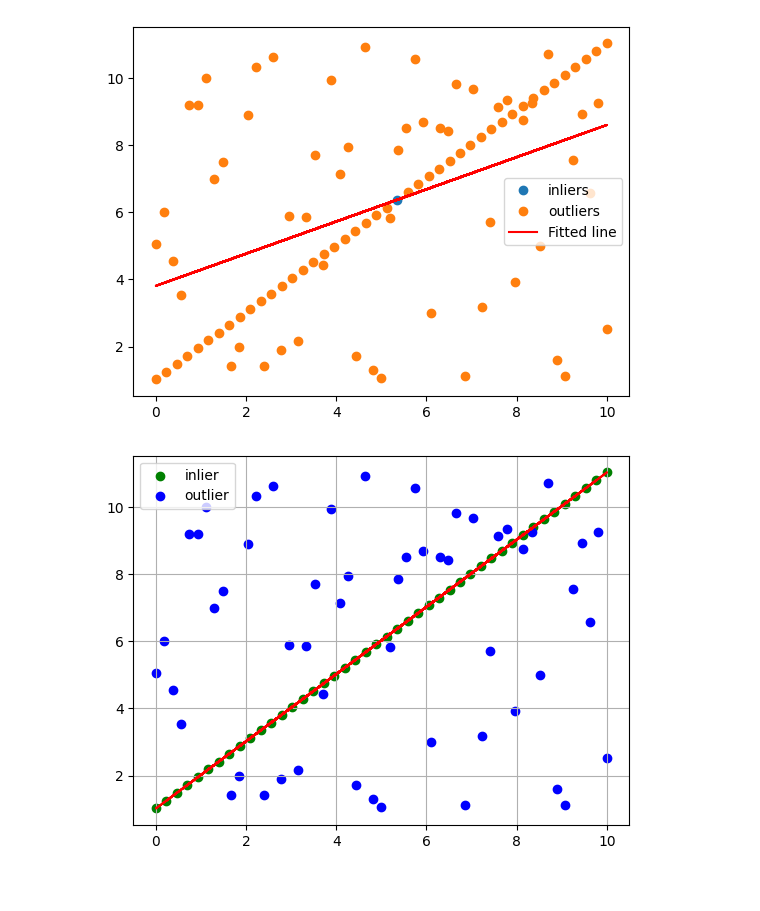
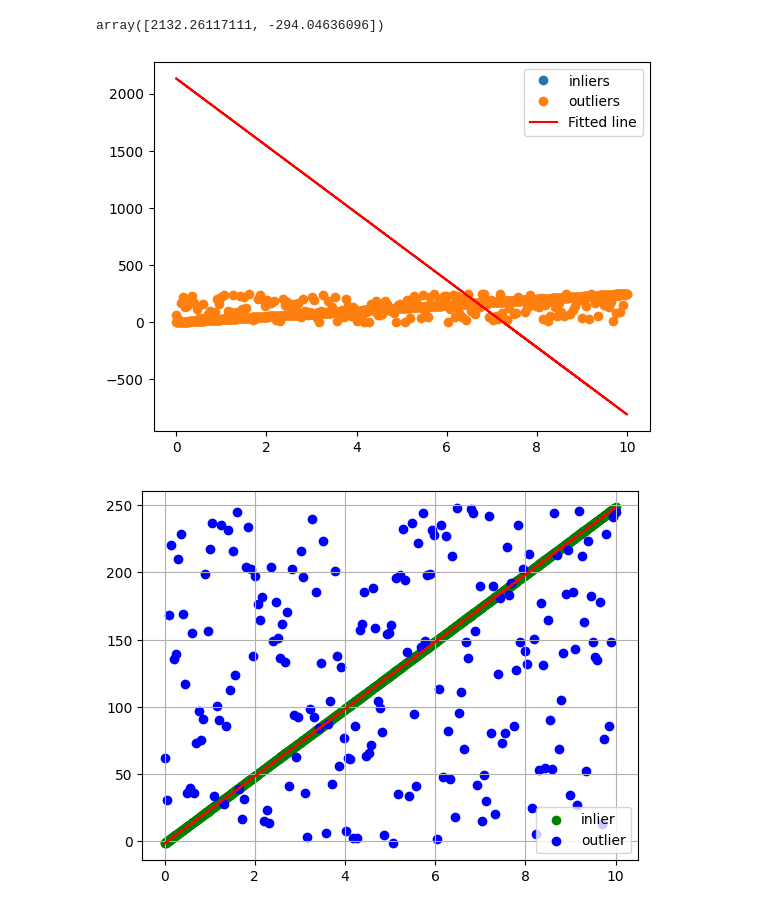
Before and after one commit to B3aRrrr/ML_Set_2, a Jupyter notebook: LAB_RANSAC/test.ipynb, the cells around one changed output. Cells and saved outputs as stored; diff of their text form; code cells hidden in the pictures.

```diff
--- a/LAB_RANSAC/test.ipynb
+++ b/LAB_RANSAC/test.ipynb
@@ -12,3 +8,6 @@ rng = default_rng()
 # %%
-p_gen = data.Point_Generator(100,0.55)
-X,y = p_gen.generate_case(eps=0.55)
+rng = default_rng()
+p_gen = data.Point_Generator(1000,0.2)
+X,y = p_gen.generate_case(k=25,b=-1.5,eps=0.1)
+poly_degree = 1
+plt.scatter(X,y)
@@ -22,17 +17,21 @@ plt.scatter(X,y)
 # %%
 Line = line.Line(x=X,y=y,degree=poly_degree)
 Line.estimate_params()
+Line.get_params()
 inliers_x, inliers_y, outliers_x, outliers_y = Line.devide_points(X, y, eps = 0.1)
-_poly1d = Line.get_poly1d()
+params = Line.get_params()
+params
+# %% [output]
+array([2132.26117111, -294.04636096])
 # %%
 plt.plot(inliers_x, inliers_y, 'o', label='inliers')
 plt.plot(outliers_x, outliers_y, 'o', label='outliers')
-y_out = _poly1d(X)
+y_out =  np.fromfunction(lambda i, j: X[i,] ** j, (X.shape[0], poly_degree+1), dtype=int) @ params
 plt.plot(X, y_out, 'r', label='Fitted line')
 plt.legend()
 plt.show()
 # %% [output]
-[figure, old version]
+[figure, new version]
 # %%
 Ransac =  ransac.RANSAC()
 case_params = {'x': X, 'y': y,"poly_degree":poly_degree}
@@ -40,7 +39,7 @@ Ransac.set_case(case_params)
 Ransac.fit()
 Ransac.draw()
 # %% [output]
-[figure, old version]
+[figure, new version]
 # %%
 Ransac =  ransac.RANSAC()
 case_params ={'x': X, 'y': y,"poly_degree":poly_degree, 'n_pointsy': 5}
```
Also changed, not shown: parts of 5 cells of this notebook, 3 other files.
